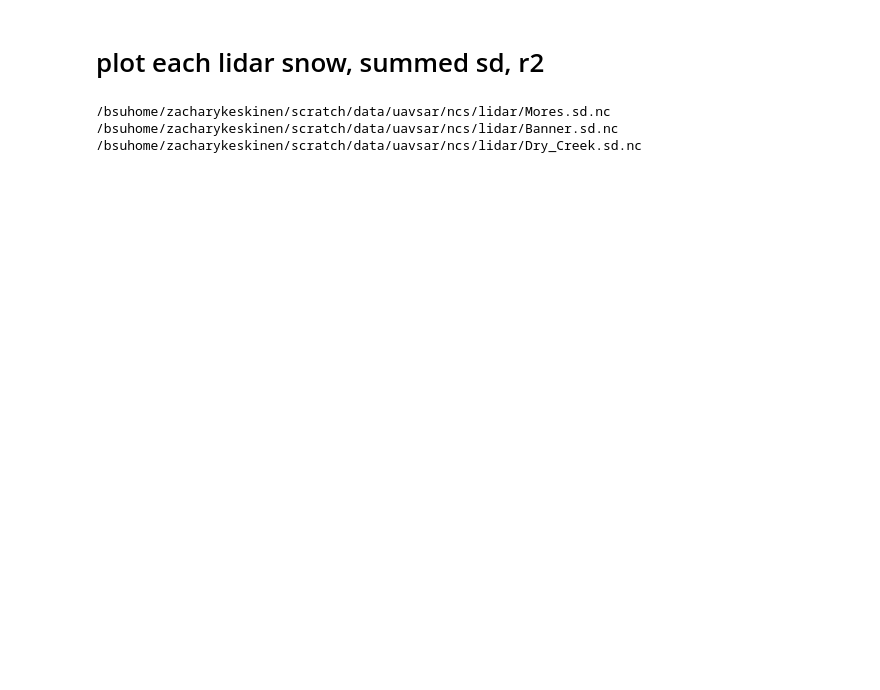
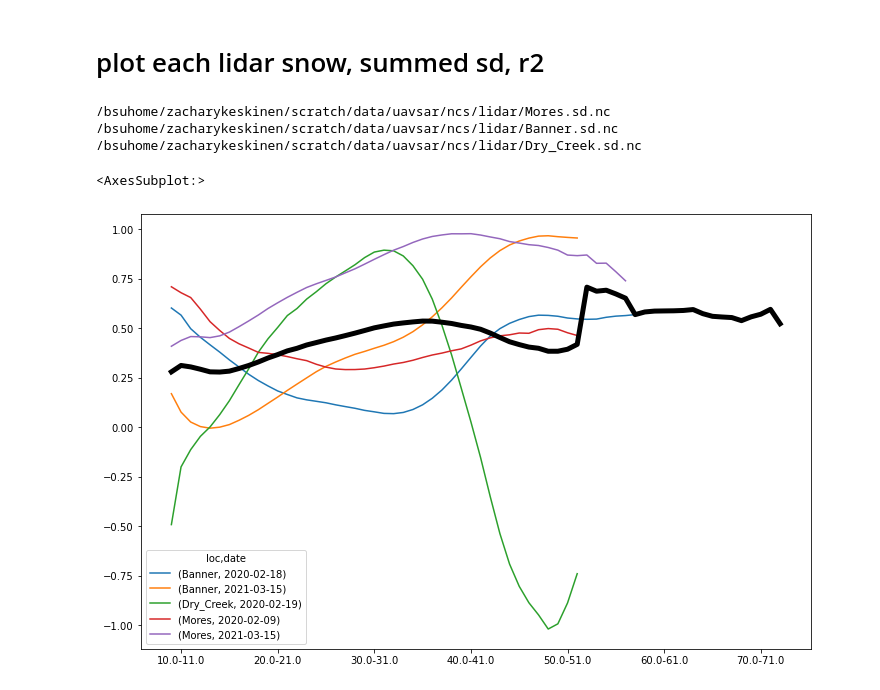
Before and after one commit to ZachHoppinen/uavsar-validation, a Jupyter notebook: src/play/lidar.ipynb, the cells around one changed output. Drawn from its saved outputs; the diff is of its cells as text; code cells hidden in the pictures; blank space fills up the shorter version.

```diff
--- a/src/play/lidar.ipynb
+++ b/src/play/lidar.ipynb
@@ -185,15 +185,19 @@ for img_type in ['int','unw']:
 # %%
 import numpy as np
 import pandas as pd
 import xarray as xr
 import rioxarray as rxa
 from tqdm import tqdm
 import matplotlib.pyplot as plt
 from pathlib import Path
 from stats import get_stats, clean_xs_ys
 
 df = pd.read_csv('../../results/lidar/slope.csv', index_col=['stat', 'loc','date'])
-
+sub = df[df.loc[('n')] > 100]
+sub = sub.T/sub.T.max()
 fig, ax = plt.subplots(figsize = (12,8))
-df.loc[('r')].T.rolling(3).mean().plot(ax = ax)
-df.loc[('r')].T.rolling(3).mean().mean(axis = 1).plot(ax = ax, color = 'black', linewidth = 5)
+sub.T.loc[('r')].T.rolling(10).mean().plot(ax = ax)
+sub.T.loc[('r')].T.rolling(10).mean().mean(axis = 1).plot(ax = ax, color = 'black', linewidth = 5)
+# %% [output]
+<AxesSubplot:>
+[figure, added]
```
Also changed, not shown: parts of 1 cell of this notebook, 1 other file.
